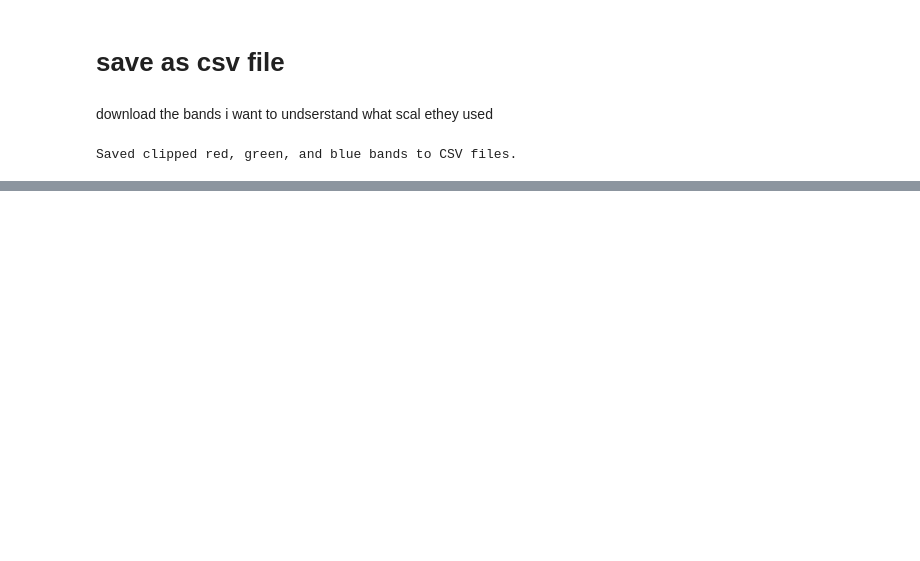
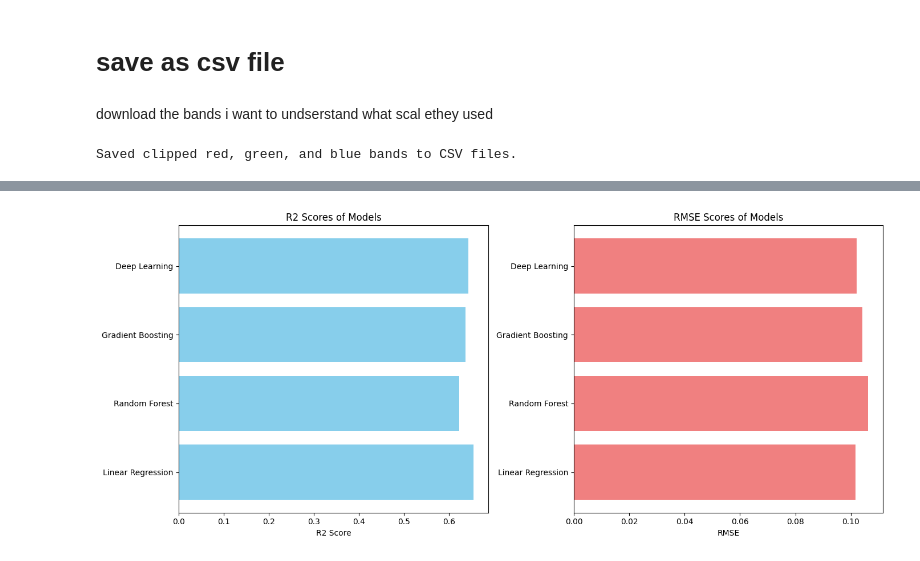
Before and after one commit to OriRoth22/tierra_spec_task, a Jupyter notebook: tierra_spec.ipynb, the cells around one changed output, grey strips where cells are left out. Cells and saved outputs as stored; diff of their text form; code cells hidden in the pictures; blank space fills up the shorter version.

```diff
--- a/tierra_spec.ipynb
+++ b/tierra_spec.ipynb
@@ -367,0 +702,28 @@ plt.show()
+# %%
+
+
+import matplotlib.pyplot as plt
+
+# Prepare data for plotting
+model_names = list(results.keys())
+r2_scores = [metrics['R2'] for metrics in results.values()]
+rmse_scores = [metrics['RMSE'] for metrics in results.values()]
+
+# Create a figure
+fig, ax = plt.subplots(1, 2, figsize=(14, 6))
+
+# Plot R2 scores
+ax[0].barh(model_names, r2_scores, color='skyblue')
+ax[0].set_title('R2 Scores of Models')
+ax[0].set_xlabel('R2 Score')
+
+# Plot RMSE scores
+ax[1].barh(model_names, rmse_scores, color='lightcoral')
+ax[1].set_title('RMSE Scores of Models')
+ax[1].set_xlabel('RMSE')
+
+# Show the plot
+plt.tight_layout()
+plt.show()
+# %% [output]
+[figure, added]
```
Also changed, not shown: parts of 20 cells of this notebook.
